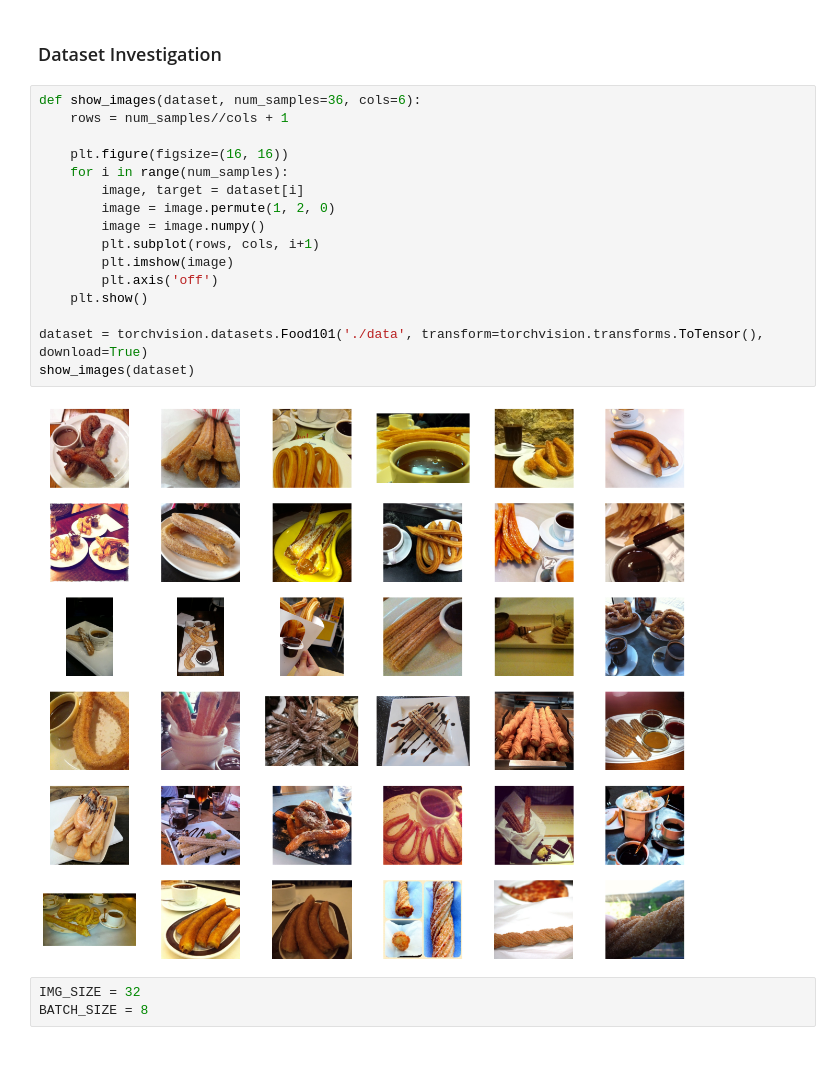
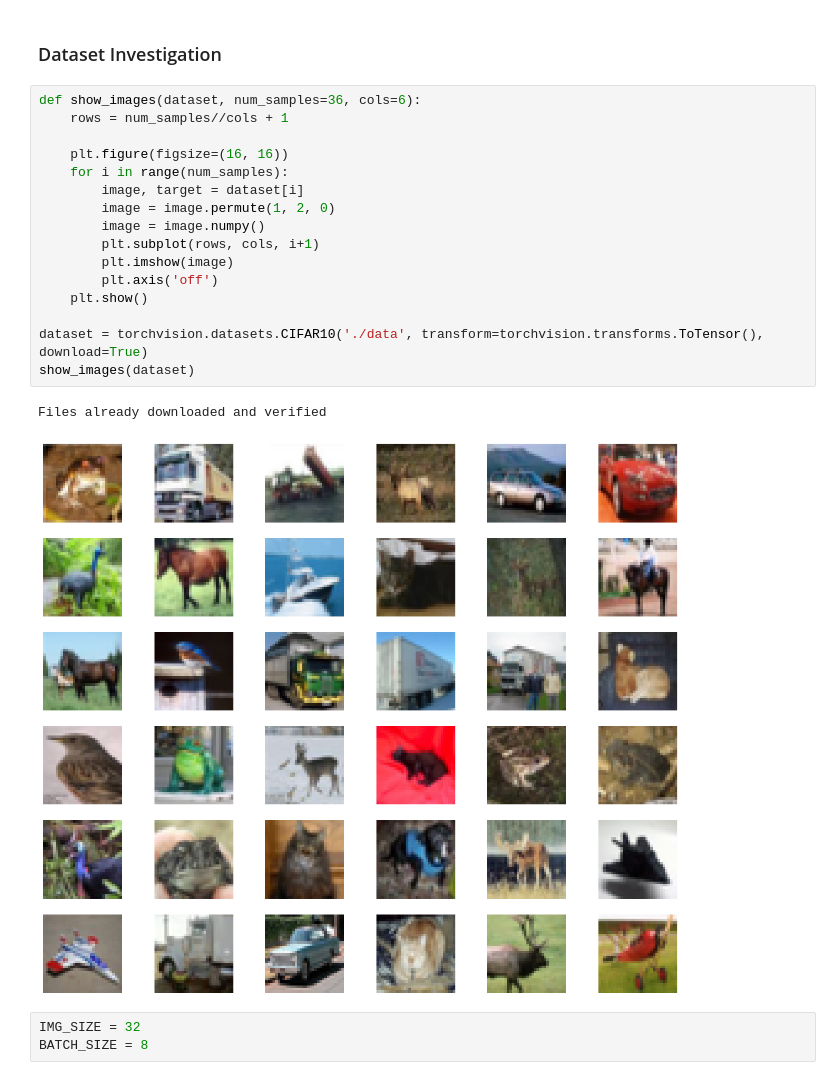
Before and after one commit to kanavgoyal898/noisOut, a Jupyter notebook: test.ipynb, the cells around one changed output. Cells and saved outputs as stored; diff of their text form.

Commit message:
CIFAR10 investigation

```diff
--- a/test.ipynb
+++ b/test.ipynb
@@ -13,21 +13,22 @@ import matplotlib.pyplot as plt
 # %%
 def show_images(dataset, num_samples=36, cols=6):
     rows = num_samples//cols + 1
 
     plt.figure(figsize=(16, 16))
     for i in range(num_samples):
         image, target = dataset[i]
         image = image.permute(1, 2, 0)
         image = image.numpy()
         plt.subplot(rows, cols, i+1)
         plt.imshow(image)
         plt.axis('off')
     plt.show()
 
-dataset = torchvision.datasets.Food101('./data', transform=torchvision.transforms.ToTensor(), download=True)
+dataset = torchvision.datasets.CIFAR10('./data', transform=torchvision.transforms.ToTensor(), download=True)
 show_images(dataset)
 # %% [output]
+Files already downloaded and verified
-[figure, old version]
+[figure, new version]
 # %%
 IMG_SIZE = 32
 BATCH_SIZE = 8
```
Also changed, not shown: parts of 9 cells of this notebook.
